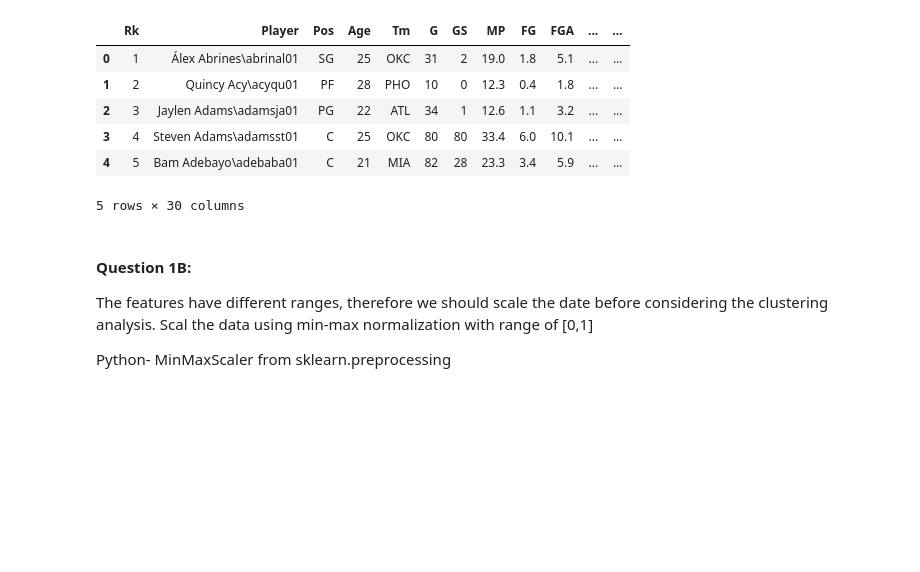
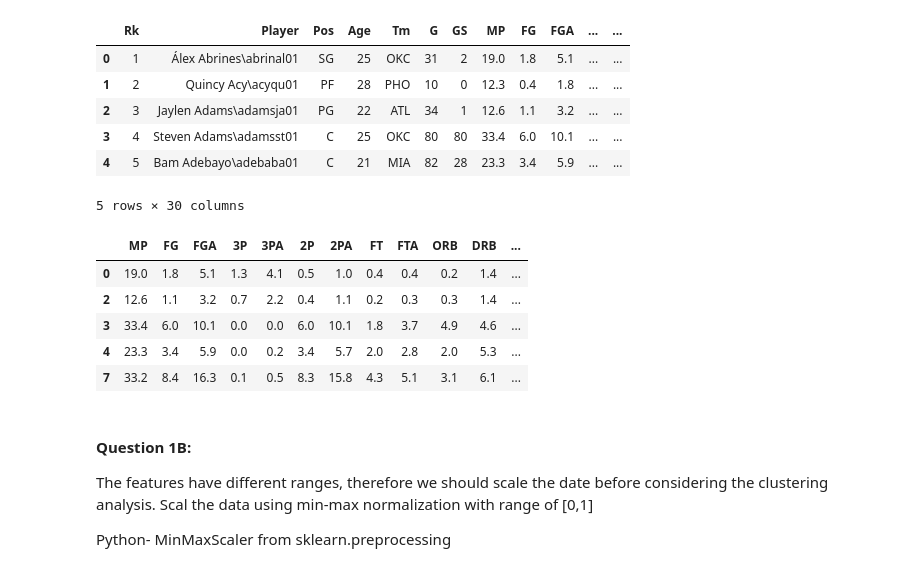
Before and after one commit to DevvyDont/DataMining, a Jupyter notebook: A4/A4_Group_Zamorano.ipynb, the cells around one changed output. Cells and saved outputs as stored; diff of their text form; code cells hidden in the pictures; blank space fills up the shorter version.

```diff
--- a/A4/A4_Group_Zamorano.ipynb
+++ b/A4/A4_Group_Zamorano.ipynb
@@ -25,6 +31,46 @@ nba_df.head()
 | 3 | 4 | Steven Adams\adamsst01 | C | 25 | OKC | 80 | 80 | 33.4 | 6.0 | 10.1 | ... | ... |
 | 4 | 5 | Bam Adebayo\adebaba01 | C | 21 | MIA | 82 | 28 | 23.3 | 3.4 | 5.9 | ... | ... |
 5 rows × 30 columns
+# %%
+# Now filter out to players who have games played > 20
+GAMES_PLAYED_THRESHOLD = 20
+players_with_20plus_games = nba_df['G'] > GAMES_PLAYED_THRESHOLD
+# Create a new dataframe with the filtered players
+df_players_20plus_games = nba_df[players_with_20plus_games]
+
+# Now since our analysis is ignoring the first 7 columns and all percentage stats, we can filter those out as well
+COLUMNS_WANTED = [
+    'MP',  # The 8th column (Minutes Played)
+    'FG', # Field Goals
+    'FGA', # Field Goal Attempts
+    '3P', # 3 Point Field Goals
+    '3PA', # 3 Point Field Goal Attempts
+    '2P', # 2 Point Field Goals
+    '2PA', # 2 Point Field Goal Attempts
+    'FT', # Free Throw
+    'FTA', # Free Throw Attempts
+    'ORB', # Offensive Rebound
+    'DRB', # Defensive Rebound
+    'TRB', # Total Rebound
+    'AST', # Assists
+    'STL', # Steals
+    'BLK', # Blocks
+    'TOV', # Turnovers
+    'PF', # Personal Fouls
+    'PTS', # Points
+
+]
+
+# Create a new DF that is filtered to the columns we want to analyze
+df_players_20plus_games_filtered = df_players_20plus_games[COLUMNS_WANTED]
+df_players_20plus_games_filtered.head()
+# %% [output]
+|  | MP | FG | FGA | 3P | 3PA | 2P | 2PA | FT | FTA | ORB | DRB | ... |
+| 0 | 19.0 | 1.8 | 5.1 | 1.3 | 4.1 | 0.5 | 1.0 | 0.4 | 0.4 | 0.2 | 1.4 | ... |
+| 2 | 12.6 | 1.1 | 3.2 | 0.7 | 2.2 | 0.4 | 1.1 | 0.2 | 0.3 | 0.3 | 1.4 | ... |
+| 3 | 33.4 | 6.0 | 10.1 | 0.0 | 0.0 | 6.0 | 10.1 | 1.8 | 3.7 | 4.9 | 4.6 | ... |
+| 4 | 23.3 | 3.4 | 5.9 | 0.0 | 0.2 | 3.4 | 5.7 | 2.0 | 2.8 | 2.0 | 5.3 | ... |
+| 7 | 33.2 | 8.4 | 16.3 | 0.1 | 0.5 | 8.3 | 15.8 | 4.3 | 5.1 | 3.1 | 6.1 | ... |
 # %% [markdown]
 #### Question 1B:
 The features have different ranges, therefore we should scale the date before considering the clustering analysis. Scal the data using min-max normalization with range of [0,1]
```
Also changed, not shown: parts of 9 cells of this notebook.
